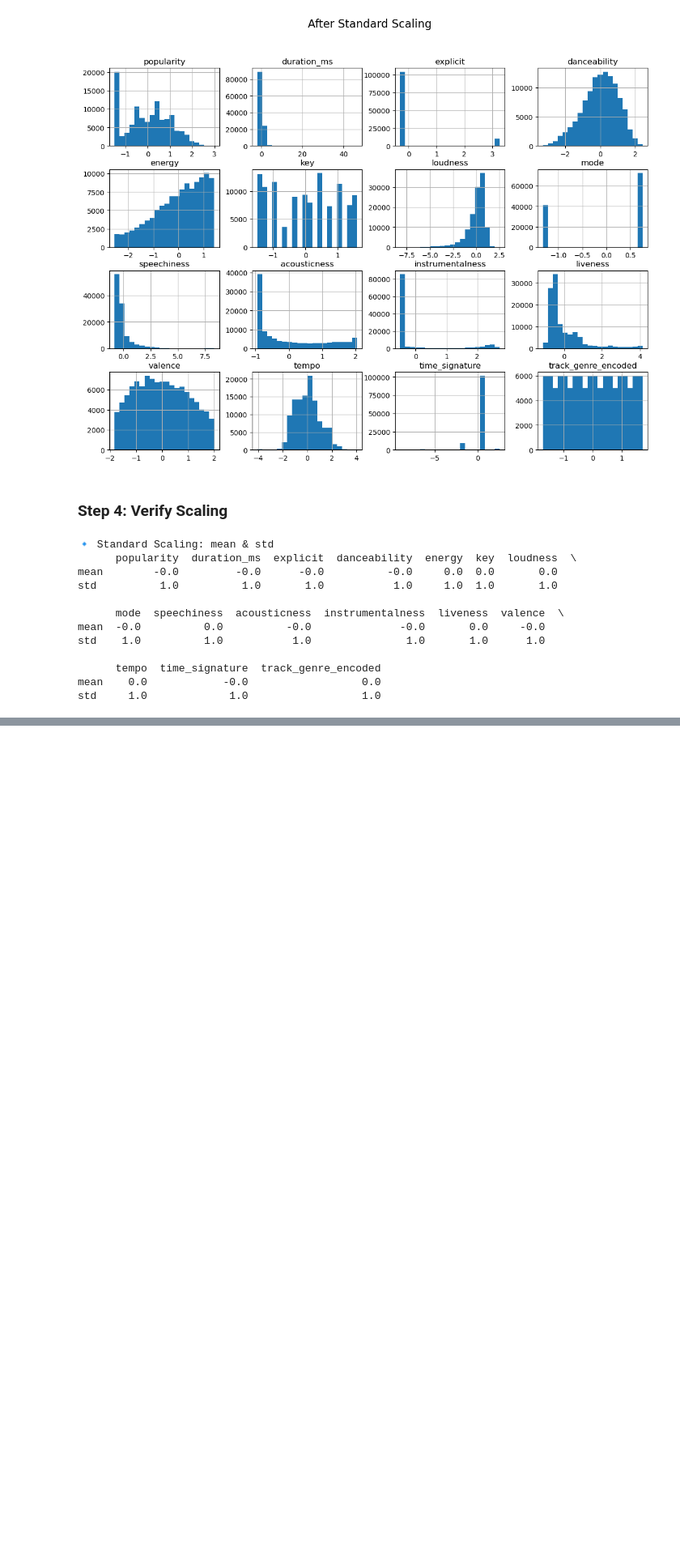
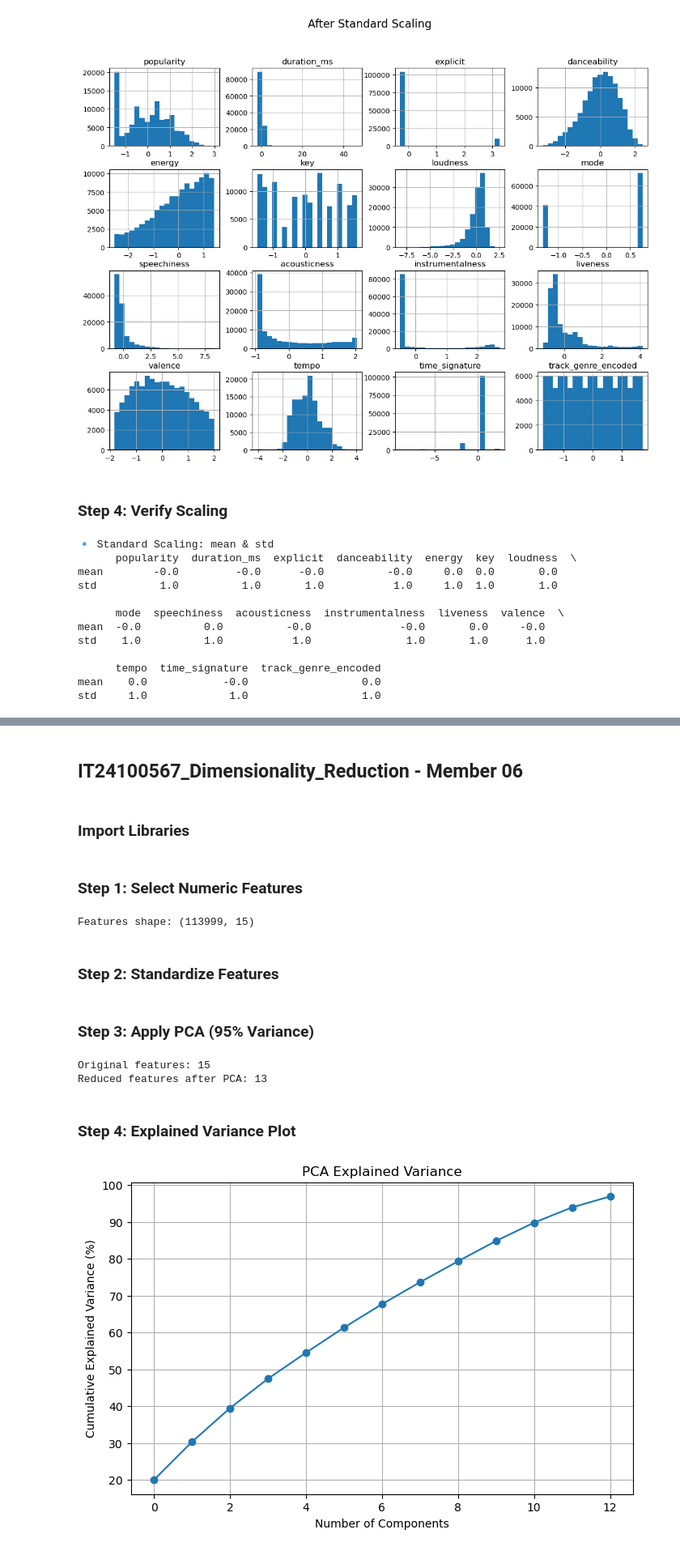
Before and after one commit to FernandoTK/2025-Y2-S1-MLB-WE1G1-10, a Jupyter notebook: group_pipeline/2025-Y2-S1-MLB-WE1G1-10-group_pipeline.ipynb, the cells around one changed output, grey strips where cells are left out. Shown at 81% size. Cells and saved outputs as stored; diff of their text form; code cells hidden in the pictures; blank space fills up the shorter version.

```diff
--- a/group_pipeline/2025-Y2-S1-MLB-WE1G1-10-group_pipeline.ipynb
+++ b/group_pipeline/2025-Y2-S1-MLB-WE1G1-10-group_pipeline.ipynb
@@ -491,0 +569,4 @@ std     1.0             1.0                  1.0
+# %% [markdown]
+## IT24100567_Dimensionality_Reduction - Member 06
+# %% [markdown]
+### Import Libraries
@@ -491,0 +575,47 @@ std     1.0             1.0                  1.0
+# %% [markdown]
+### Step 1: Select Numeric Features
+# %%
+# select only the numeric features for PCA
+features = [
+    'popularity', 'duration_ms', 'explicit', 'danceability', 'energy',
+    'key', 'loudness', 'mode', 'speechiness', 'acousticness',
+    'instrumentalness', 'liveness', 'valence', 'tempo', 'time_signature'
+]
+X = df[features]
+
+y = df['track_genre']
+
+print("Features shape:", X.shape)
+# %% [output]
+Features shape: (113999, 15)
+# %% [markdown]
+### Step 2: Standardize Features
+# %%
+# standardize the data
+scaler = StandardScaler()
+X_scaled = scaler.fit_transform(X)
+# %% [markdown]
+### Step 3: Apply PCA (95% Variance)
+# %%
+# apply PCA
+pca = PCA(n_components=0.95)
+X_pca = pca.fit_transform(X_scaled)
+
+print("Original features:", X.shape[1])
+print("Reduced features after PCA:", X_pca.shape[1])
+# %% [output]
+Original features: 15
+Reduced features after PCA: 13
+# %% [markdown]
+### Step 4: Explained Variance Plot
+# %%
+#plot the explained variance
+plt.figure(figsize=(8,5))
+plt.plot(np.cumsum(pca.explained_variance_ratio_)*100, marker='o')
+plt.xlabel("Number of Components")
+plt.ylabel("Cumulative Explained Variance (%)")
+plt.title("PCA Explained Variance")
+plt.grid(True)
+plt.show()
+# %% [output]
+[figure, added]
```
Also changed, not shown: parts of 18 cells of this notebook, 3 other files.
